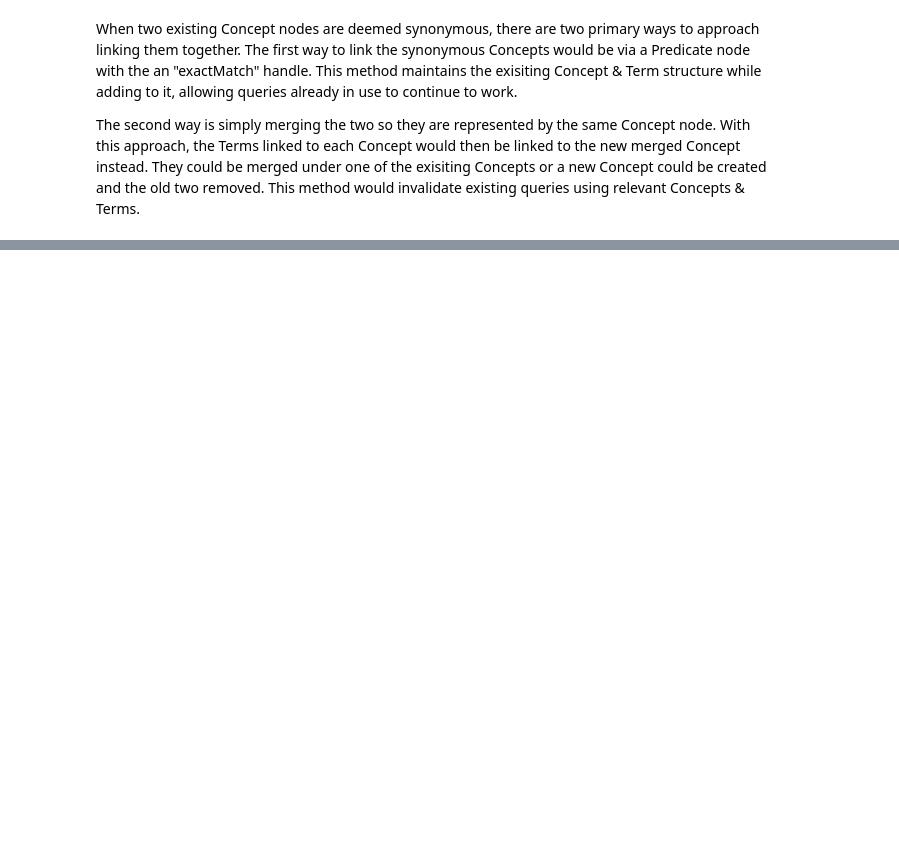
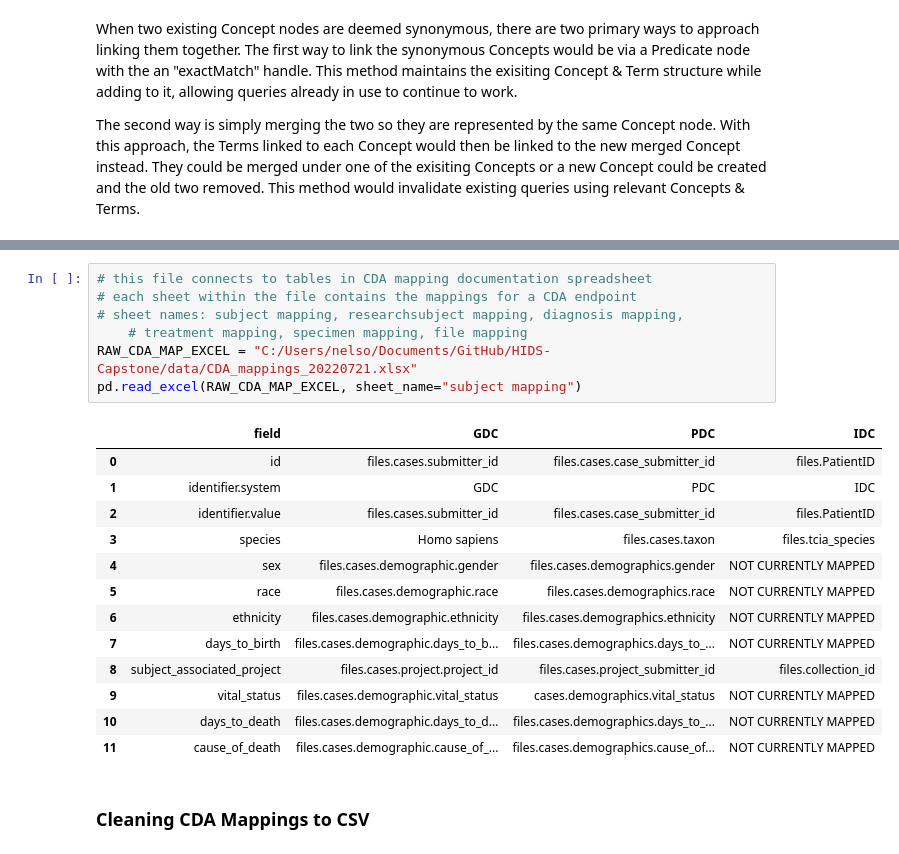
Before and after one commit to nelsonwmoore/HIDS-Capstone, a Jupyter notebook: notebooks/mdb_tools_notebook.ipynb, the cells around one changed output, grey strips where cells are left out. Saved outputs shown, nothing was run; the diff lists cells and outputs as text; blank space fills up the shorter version.

```diff
--- a/notebooks/mdb_tools_notebook.ipynb
+++ b/notebooks/mdb_tools_notebook.ipynb
@@ -633,0 +700,23 @@ Removing node node with with properties: {nanoid: 'epHFmk'}
+# %%
+# this file connects to tables in CDA mapping documentation spreadsheet
+# each sheet within the file contains the mappings for a CDA endpoint
+# sheet names: subject mapping, researchsubject mapping, diagnosis mapping,
+    # treatment mapping, specimen mapping, file mapping
+RAW_CDA_MAP_EXCEL = "C:/Users/nelso/Documents/GitHub/HIDS-Capstone/data/CDA_mappings_20220721.xlsx"
+pd.read_excel(RAW_CDA_MAP_EXCEL, sheet_name="subject mapping")
+# %% [output]
+|  | field | GDC | PDC | IDC |
+| 0 | id | files.cases.submitter_id | files.cases.case_submitter_id | files.PatientID |
+| 1 | identifier.system | GDC | PDC | IDC |
+| 2 | identifier.value | files.cases.submitter_id | files.cases.case_submitter_id | files.PatientID |
+| 3 | species | Homo sapiens | files.cases.taxon | files.tcia_species |
+| 4 | sex | files.cases.demographic.gender | files.cases.demographics.gender | NOT CURRENTLY MAPPED |
+| 5 | race | files.cases.demographic.race | files.cases.demographics.race | NOT CURRENTLY MAPPED |
+| 6 | ethnicity | files.cases.demographic.ethnicity | files.cases.demographics.ethnicity | NOT CURRENTLY MAPPED |
+| 7 | days_to_birth | files.cases.demographic.days_to_b... | files.cases.demographics.days_to_... | NOT CURRENTLY MAPPED |
+| 8 | subject_associated_project | files.cases.project.project_id | files.cases.project_submitter_id | files.collection_id |
+| 9 | vital_status | files.cases.demographic.vital_status | cases.demographics.vital_status | NOT CURRENTLY MAPPED |
+| 10 | days_to_death | files.cases.demographic.days_to_d... | files.cases.demographics.days_to_... | NOT CURRENTLY MAPPED |
+| 11 | cause_of_death | files.cases.demographic.cause_of_... | files.cases.demographics.cause_of... | NOT CURRENTLY MAPPED |
+# %% [markdown]
+### Cleaning CDA Mappings to CSV
```
Also changed, not shown: parts of 182 cells of this notebook, 13 other files.
